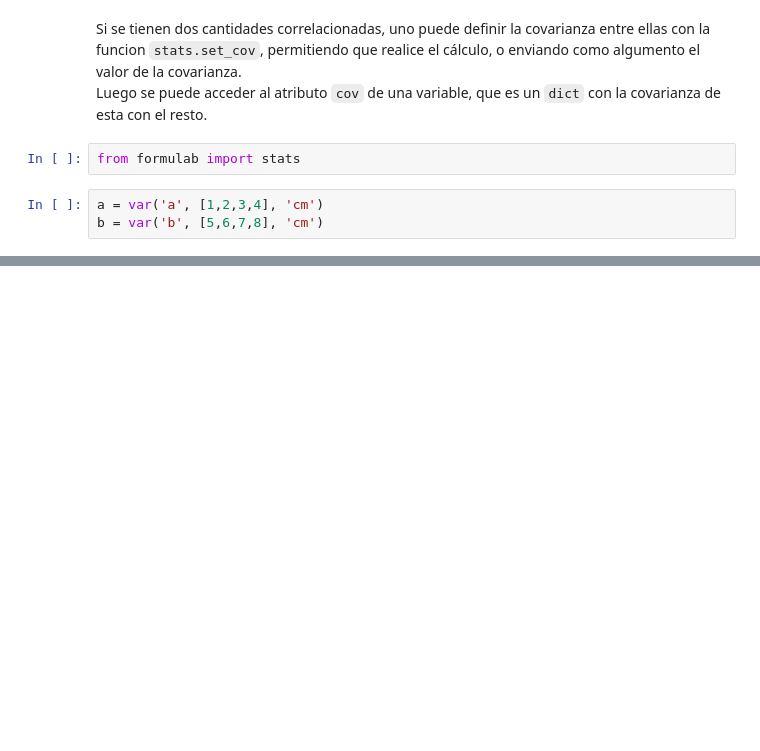
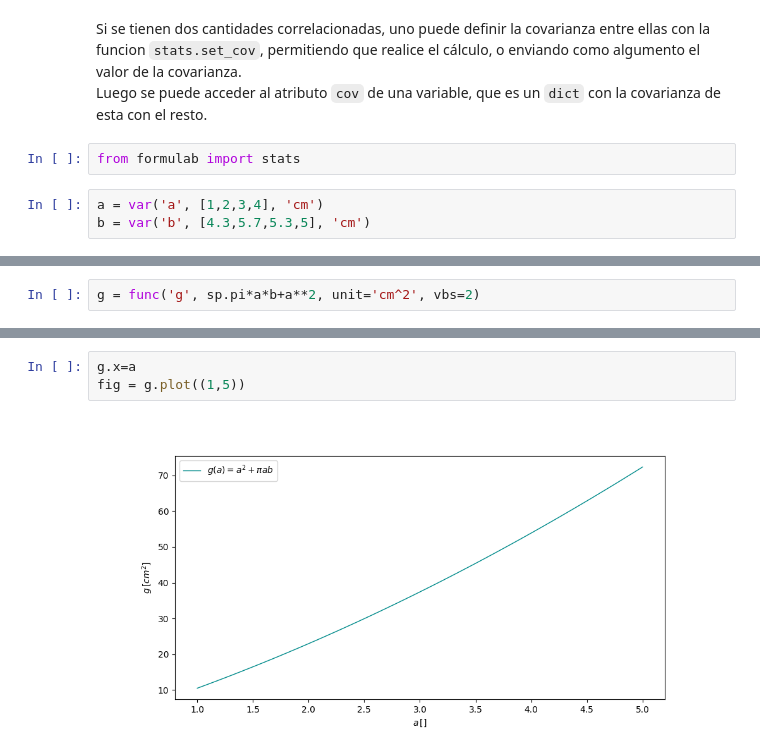
Before and after one commit to nico-tombolato/FormuLab, a Jupyter notebook: Tutorial.ipynb, the cells around one changed output, grey strips where cells are left out. Saved outputs shown, nothing was run; the diff lists cells and outputs as text; blank space fills up the shorter version.

```diff
--- a/Tutorial.ipynb
+++ b/Tutorial.ipynb
@@ -136,7 +156,7 @@ Luego se puede acceder al atributo `cov` de una variable, que es un `dict` con l
 from formulab import stats
 # %%
 a = var('a', [1,2,3,4], 'cm')
-b = var('b', [5,6,7,8], 'cm')
+b = var('b', [4.3,5.7,5.3,5], 'cm')
 # %% [output]
 $\displaystyle a = (2.5 \pm 0.6) \, c m$
 $\displaystyle \text{Confidence interval of 95\,\%\,:}\quad a_{ \, 95\%}=(2.5 \pm 2.1) \, c m$
@@ -154,0 +177,2 @@ b.cov[a]
+# %%
+g = func('g', sp.pi*a*b+a**2, unit='cm^2', vbs=2)
@@ -154,0 +253,5 @@ b.cov[a]
+# %%
+g.x=a
+fig = g.plot((1,5))
+# %% [output]
+[figure, added]
```
Also changed, not shown: parts of 39 cells of this notebook, 4 other files.
